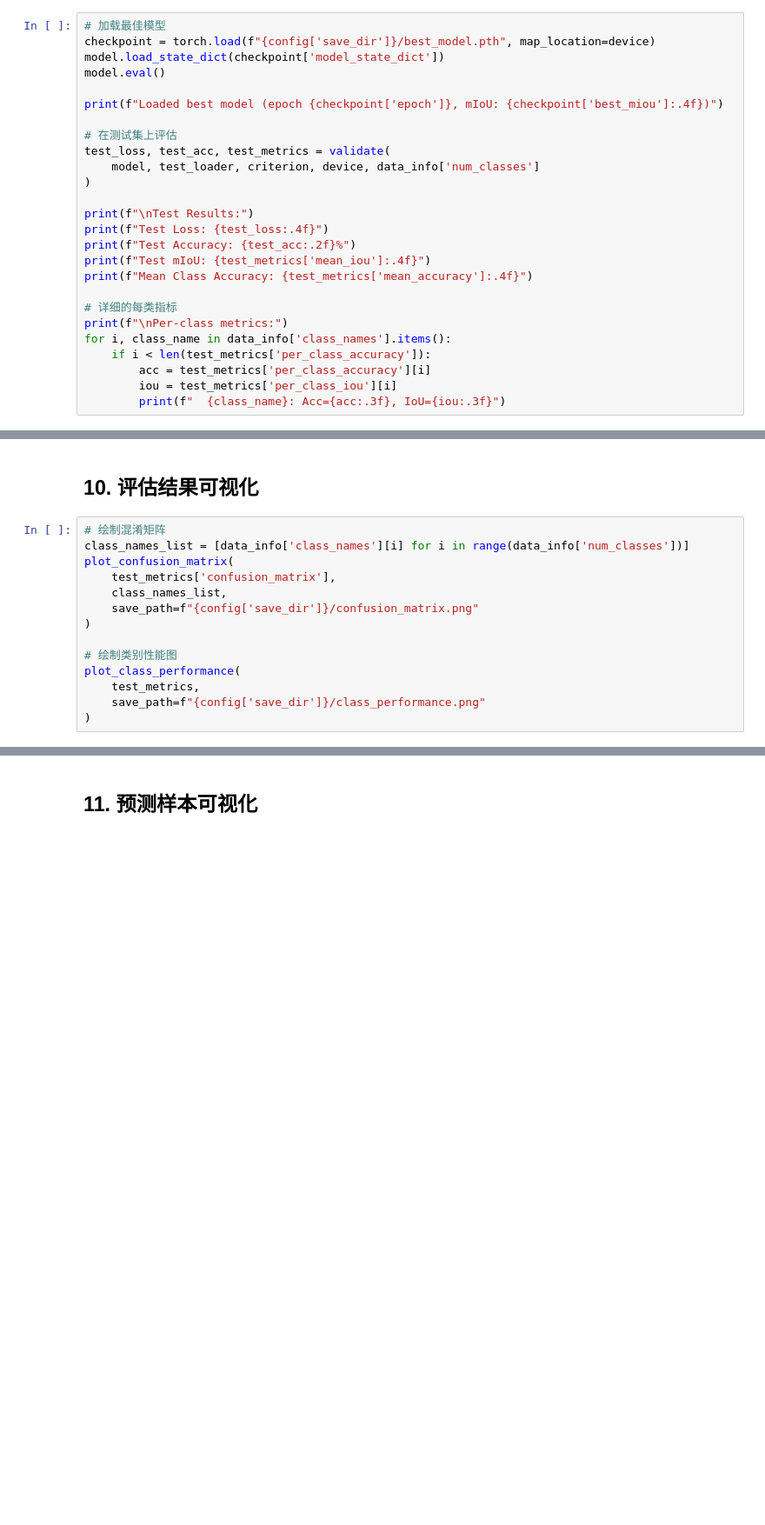
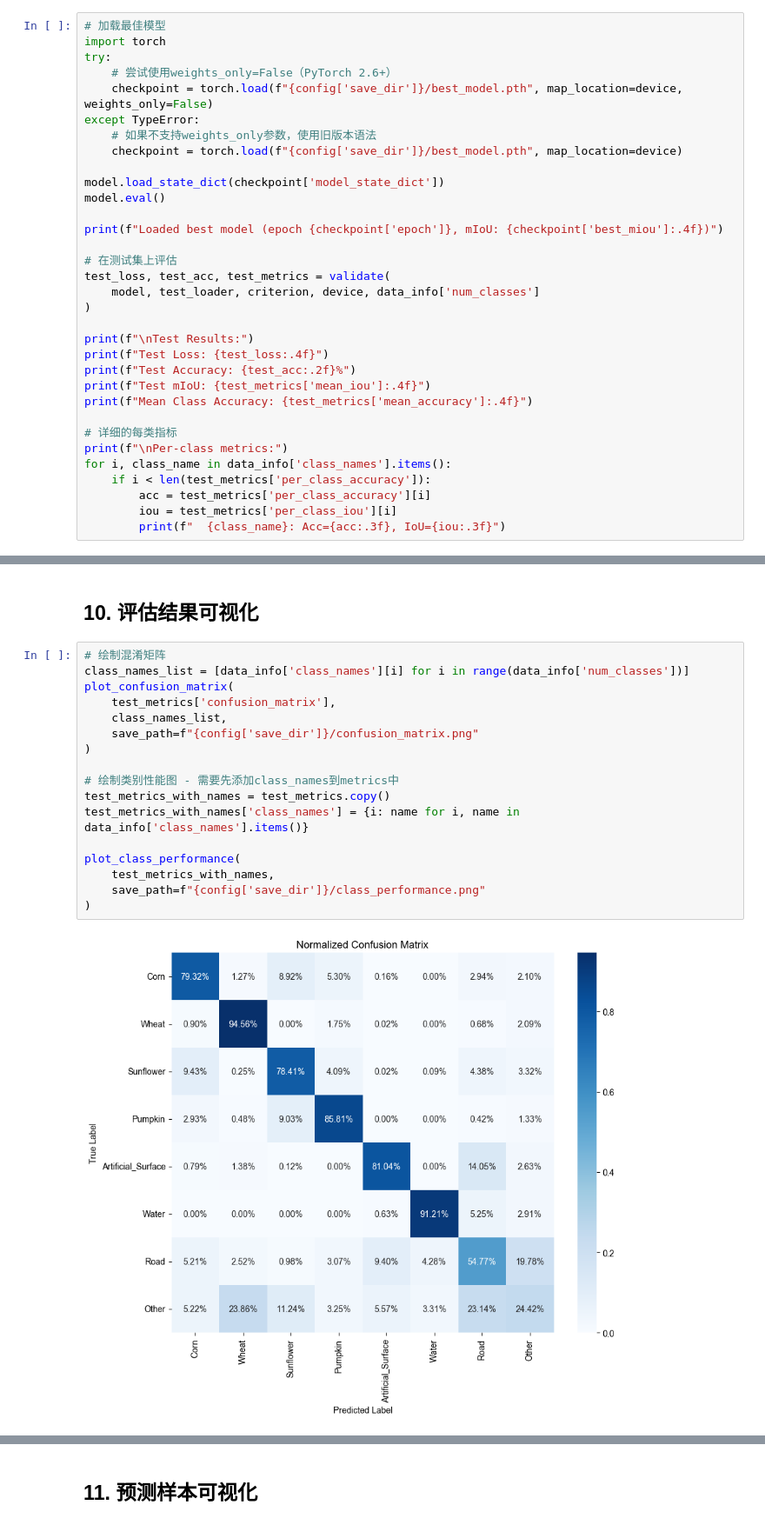
Before and after one commit to FF-crazy/Deep-crop-mapping, a Jupyter notebook: TCN/TCN_training_and_evaluation.ipynb, the cells around one changed output, grey strips where cells are left out. Shown at 87% size. Saved outputs shown, nothing was run; the diff lists cells and outputs as text; blank space fills up the shorter version.

```diff
--- a/TCN/TCN_training_and_evaluation.ipynb
+++ b/TCN/TCN_training_and_evaluation.ipynb
@@ -403,7 +549,14 @@ print("Training history plots generated and saved!")
 ## 9. 模型评估
 # %%
 # 加载最佳模型
-checkpoint = torch.load(f"{config['save_dir']}/best_model.pth", map_location=device)
+import torch
+try:
+    # 尝试使用weights_only=False（PyTorch 2.6+）
+    checkpoint = torch.load(f"{config['save_dir']}/best_model.pth", map_location=device, weights_only=False)
+except TypeError:
+    # 如果不支持weights_only参数，使用旧版本语法
+    checkpoint = torch.load(f"{config['save_dir']}/best_model.pth", map_location=device)
+
 model.load_state_dict(checkpoint['model_state_dict'])
 model.eval()
 
@@ -432,14 +602,19 @@ for i, class_name in data_info['class_names'].items():
 # %%
 # 绘制混淆矩阵
 class_names_list = [data_info['class_names'][i] for i in range(data_info['num_classes'])]
 plot_confusion_matrix(
     test_metrics['confusion_matrix'],
     class_names_list,
     save_path=f"{config['save_dir']}/confusion_matrix.png"
 )
 
-# 绘制类别性能图
+# 绘制类别性能图 - 需要先添加class_names到metrics中
+test_metrics_with_names = test_metrics.copy()
+test_metrics_with_names['class_names'] = {i: name for i, name in data_info['class_names'].items()}
+
 plot_class_performance(
-    test_metrics,
+    test_metrics_with_names,
     save_path=f"{config['save_dir']}/class_performance.png"
 )
+# %% [output]
+[figure, added]
```
Also changed, not shown: parts of 12 cells of this notebook, 12 other files.
